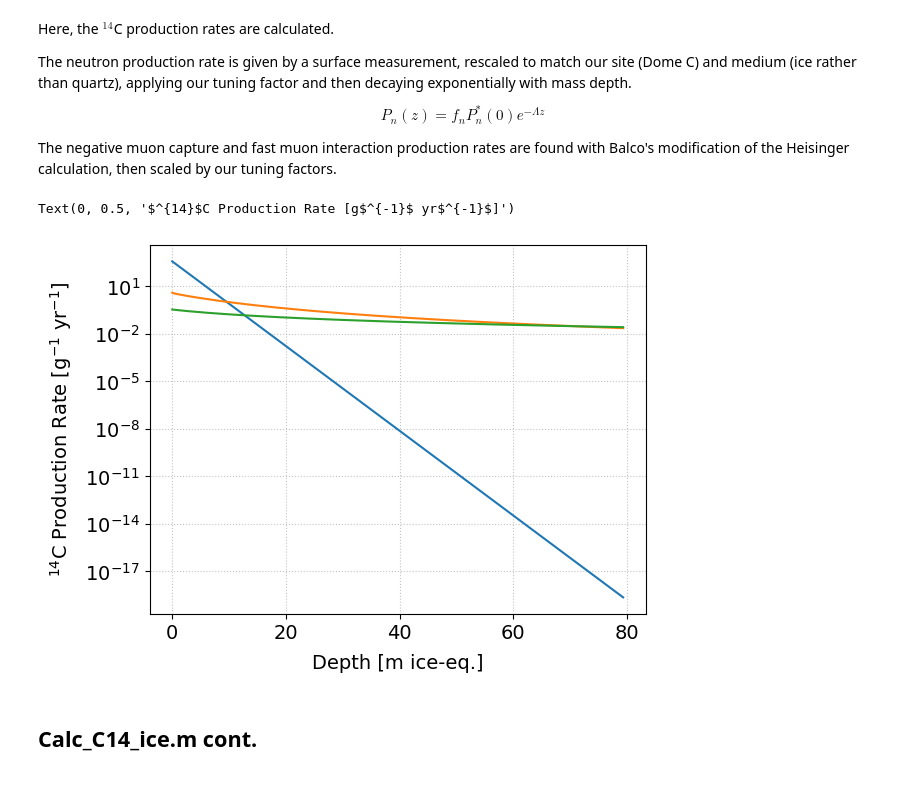
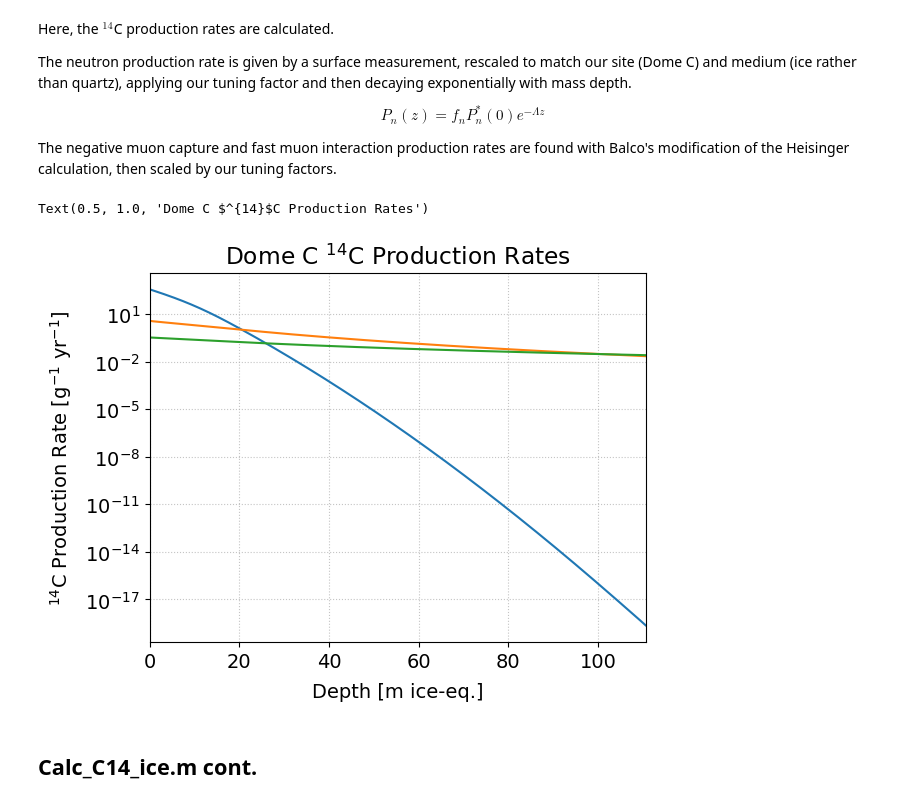
Before and after one commit to 14CO/In-Situ-14C, a Jupyter notebook: Firn Model.ipynb, the cells around one changed output. Saved outputs shown, nothing was run; the diff lists cells and outputs as text; code cells hidden in the pictures.

```diff
--- a/Firn Model.ipynb
+++ b/Firn Model.ipynb
@@ -342,10 +400,13 @@ COS_t = t_sample - np.arange(t_end, -1e-10, -COS_dt)
 COS_dz = Acc * COS_dt
 COS_z = np.arange(COS_dz/2, dz * np.sum(rho)/rho_ice + 2 * dz, COS_dz) # depth bin centers
 
-dummy = np.interp(np.arange(0, z_end + 3*dz, 0.01), [*z, z[-1]+30], [*rho, rho_ice])
+# we create a fine grid to integrate the density
+# why not just use a trapezoidal sum?  it's literally a linear interpolation
+#dummy = np.interp(np.arange(0, z_end + 3*dz, 0.01), [*z, z[-1]+30], [*rho, rho_ice])
 
 # interpolate COS_z to real depth, integrating “dummy” density to get mass depth ranges
-COS_zr = np.interp(COS_z, 0.01 * np.cumsum( [0, *((dummy[:-1] + dummy[1:])/2)] )/rho_ice, np.arange(0, z_end + 3*dz, 0.01))
+#COS_zr = np.interp(COS_z, 0.01 * np.cumsum( [0, *((dummy[:-1] + dummy[1:])/2)] )/rho_ice, np.arange(0, z_end + 3*dz, 0.01))
+COS_zr = np.interp(COS_z, scipy.integrate.cumulative_trapezoid([*rho, rho_ice], x=[*z, z[-1]+30], initial=0)/rho_ice, [*z, z[-1]+30])
 
 COS_leak_open = interp1d(z, COS_leak_open, bounds_error=False, fill_value=(COS_leak_open[0], COS_leak_open[-1]), axis=0, assume_sorted=True)(COS_zr)
 COS_leak_closed = interp1d(z, COS_leak_closed, bounds_error=False, fill_value=(COS_leak_closed[0], COS_leak_closed[-1]), axis=0, assume_sorted=True)(COS_zr)
@@ -351,0 +418,12 @@ COS_leak_closed = interp1d(z, COS_leak_closed, bounds_error=False, fill_value=(C
+# %%
+for r in range(len(Res_partition)):
+    plt.axvline(z[teller_co], c='grey', ls='--')
+    plt.plot(COS_zr, COS_leak_closed[:,r]*100, label='closed')
+    plt.plot(COS_zr, COS_leak_open[:,r]*100, label='open')
+    plt.plot(COS_zr, (COS_leak_open[:,r]+COS_leak_closed[:,r])*100, label='total')
+    plt.xlim(z[0], COS_zr[-1])
+    plt.xlabel('Depth [m]')
+    plt.ylabel(r'Leakage Rate (%) [yr$^{-1}$]')
+    plt.legend(fontsize=10)
+    plt.title('Reservoir {} Leakage Rates'.format(r+1))
+    plt.show()
@@ -375,15 +456,17 @@ def COS_Production(z, scaling_site):
 
 COS_Pn, COS_Pmu, COS_Pmuf = COS_Production(z=COS_z, scaling_site=COS_scaling)
 # %%
-plt.plot(COS_z, COS_Pn)
-plt.plot(COS_z, COS_Pmu)
-plt.plot(COS_z, COS_Pmuf)
+plt.plot(COS_zr, COS_Pn)
+plt.plot(COS_zr, COS_Pmu)
+plt.plot(COS_zr, COS_Pmuf)
+plt.xlim(z[0],COS_zr[-1])
+plt.xlabel('Depth [m ice-eq.]')
 plt.yscale('log')
-plt.xlabel('Depth [m ice-eq.]')
 plt.ylabel(r'$^{14}$C Production Rate [g$^{-1}$ yr$^{-1}$]')
+plt.title(r'Dome C $^{14}$C Production Rates')
 # %% [output]
-Text(0, 0.5, '$^{14}$C Production Rate [g$^{-1}$ yr$^{-1}$]')
+Text(0.5, 1.0, 'Dome C $^{14}$C Production Rates')
-[figure, old version]
+[figure, new version]
 # %% [markdown]
 ## Calc_C14_ice.m cont.
 # %%
```
Also changed, not shown: parts of 29 cells of this notebook.
